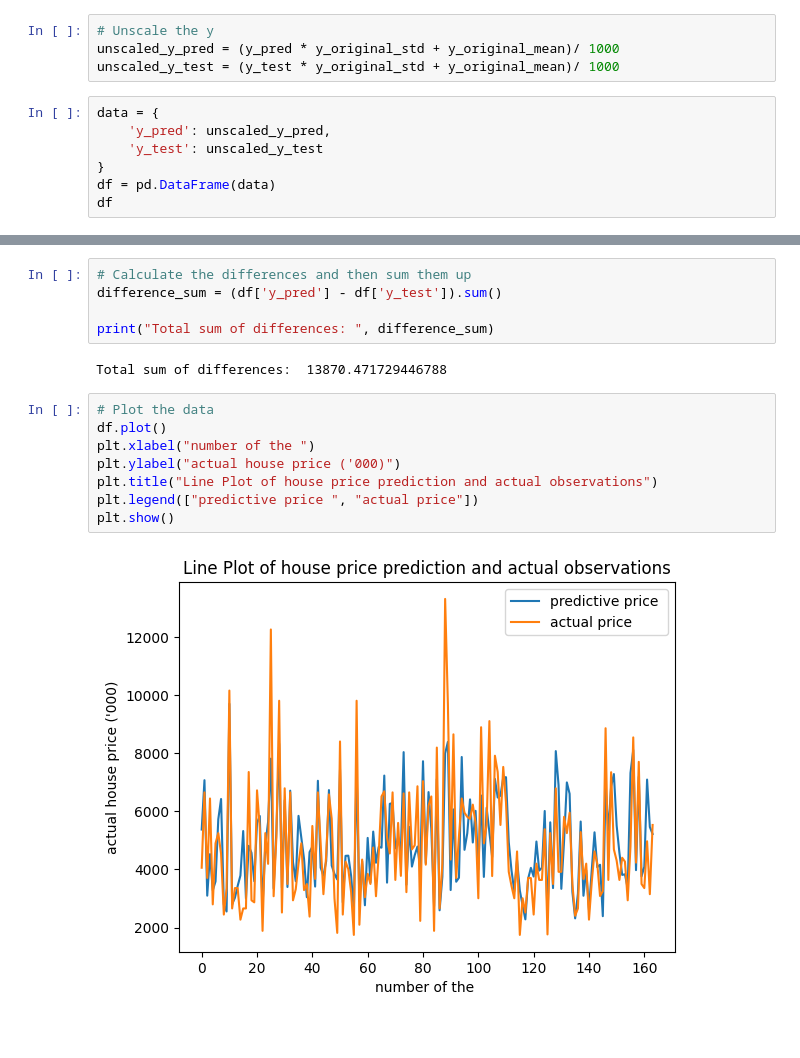
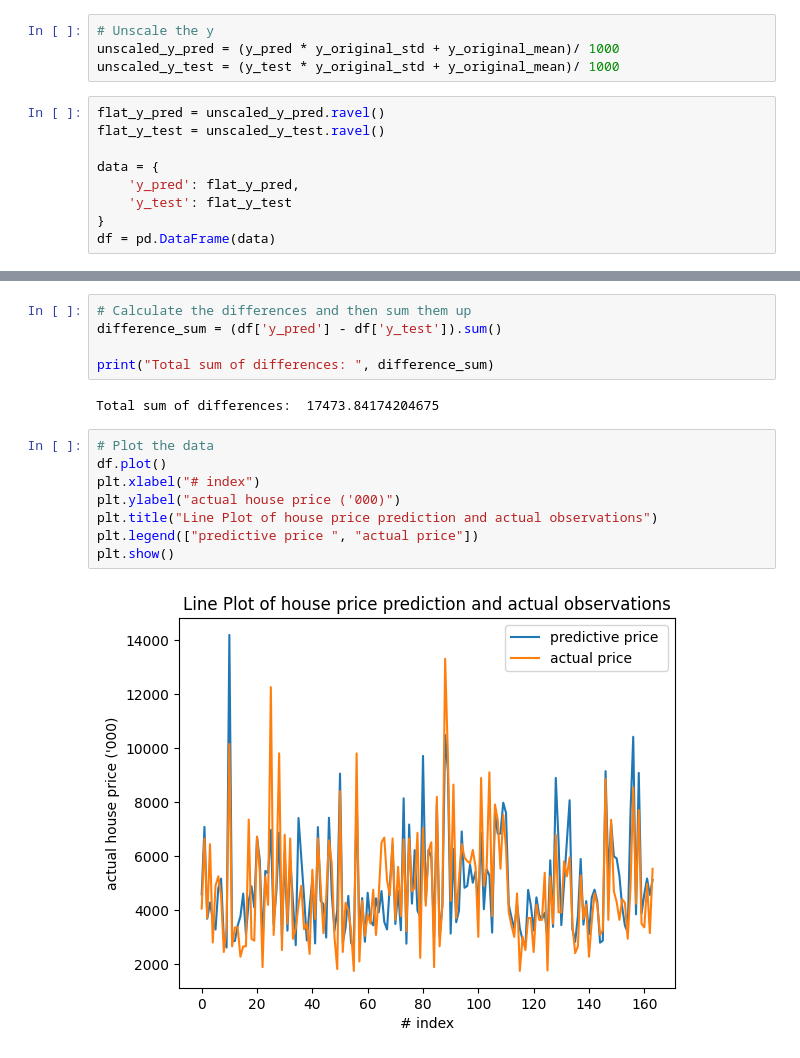
Before and after one commit to Taweilo/usa-house-price-prediction, a Jupyter notebook: Code_House_Price_Prediction.ipynb, the cells around one changed output, grey strips where cells are left out. Drawn from its saved outputs; the diff is of its cells as text.

```diff
--- a/Code_House_Price_Prediction.ipynb
+++ b/Code_House_Price_Prediction.ipynb
@@ -887,9 +887,11 @@ print(f"Test MSE for Linear Regression is {mse_lr}")
 unscaled_y_pred = (y_pred * y_original_std + y_original_mean)/ 1000
 unscaled_y_test = (y_test * y_original_std + y_original_mean)/ 1000
 # %%
+flat_y_pred = unscaled_y_pred.ravel()
+flat_y_test = unscaled_y_test.ravel()
+
 data = {
-    'y_pred': unscaled_y_pred,
-    'y_test': unscaled_y_test
+    'y_pred': flat_y_pred,
+    'y_test': flat_y_test
 }
 df = pd.DataFrame(data)
-df
@@ -917,17 +901,17 @@ difference_sum = (df['y_pred'] - df['y_test']).sum()
 
 print("Total sum of differences: ", difference_sum)
 # %% [output]
-Total sum of differences:  13870.471729446788
+Total sum of differences:  17473.84174204675
 # %%
 # Plot the data
 df.plot()
-plt.xlabel("number of the ")
+plt.xlabel("# index")
 plt.ylabel("actual house price ('000)")
 plt.title("Line Plot of house price prediction and actual observations")
 plt.legend(["predictive price ", "actual price"])
 plt.show()
 # %% [output]
-[figure, old version]
+[figure, new version]
 # %%
 # Assuming you have created your DataFrame 'df' as mentioned
 plt.scatter(df['y_test'], df['y_pred'])
```
Also changed, not shown: parts of 11 cells of this notebook.
